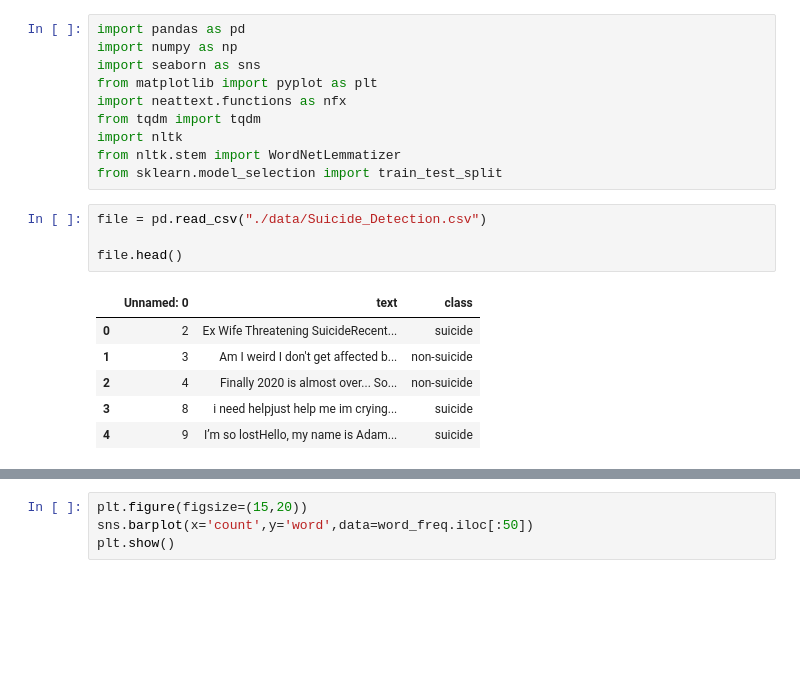
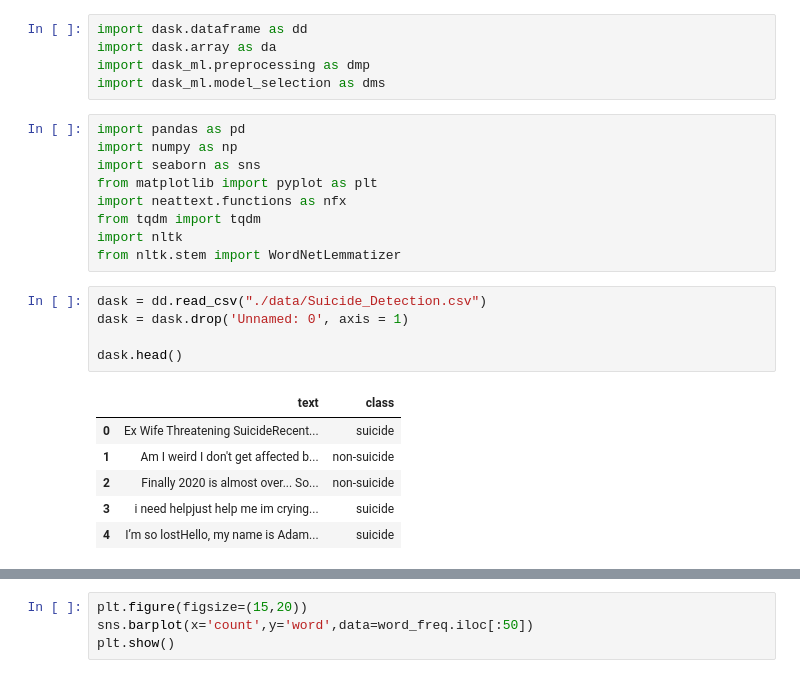
Before and after one commit to SamanthaGuillemette/SOEN471-PROJECT, a Jupyter notebook: TestFile.ipynb, the cells around one changed output, grey strips where cells are left out. Saved outputs shown, nothing was run; the diff lists cells and outputs as text; blank space fills up the shorter version.

```diff
--- a/TestFile.ipynb
+++ b/TestFile.ipynb
@@ -1,3 +1,8 @@
+# %%
+import dask.dataframe as dd
+import dask.array as da
+import dask_ml.preprocessing as dmp
+import dask_ml.model_selection as dms
 # %%
 import pandas as pd
 import numpy as np
@@ -7,16 +12,16 @@ import neattext.functions as nfx
 from tqdm import tqdm
 import nltk
 from nltk.stem import WordNetLemmatizer
-from sklearn.model_selection import train_test_split
-# %%
-file = pd.read_csv("./data/Suicide_Detection.csv")
-
-file.head()
-# %% [output]
-|  | Unnamed: 0 | text | class |
-| 0 | 2 | Ex Wife Threatening SuicideRecent... | suicide |
-| 1 | 3 | Am I weird I don't get affected b... | non-suicide |
-| 2 | 4 | Finally 2020 is almost over... So... | non-suicide |
-| 3 | 8 | i need helpjust help me im crying... | suicide |
-| 4 | 9 | I’m so lostHello, my name is Adam... | suicide |
+# %%
+dask = dd.read_csv("./data/Suicide_Detection.csv")
+dask = dask.drop('Unnamed: 0', axis = 1)
+
+dask.head()
+# %% [output]
+|  | text | class |
+| 0 | Ex Wife Threatening SuicideRecent... | suicide |
+| 1 | Am I weird I don't get affected b... | non-suicide |
+| 2 | Finally 2020 is almost over... So... | non-suicide |
+| 3 | i need helpjust help me im crying... | suicide |
+| 4 | I’m so lostHello, my name is Adam... | suicide |
 # %%
```
Also changed, not shown: parts of 8 cells of this notebook.
